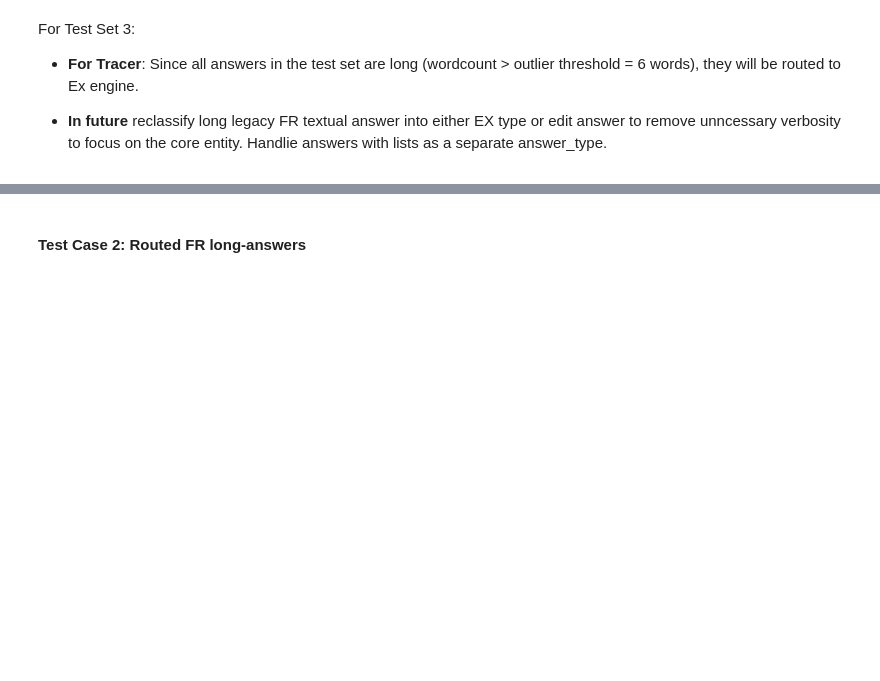
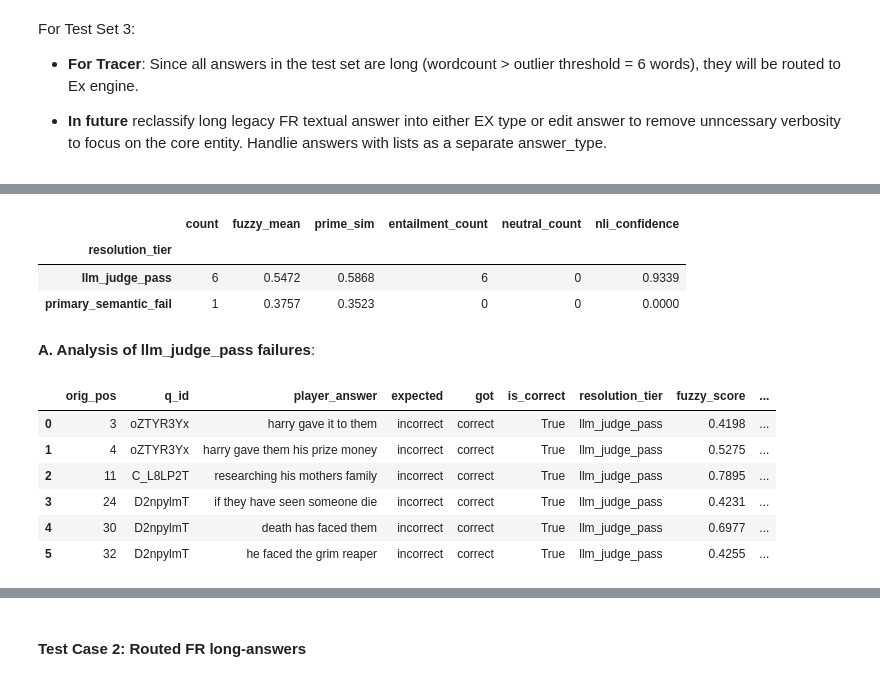
Before and after one commit to RSipra/semantic_verification_engine, a Jupyter notebook: notebooks/02_research/08_nlp_lab_v0.ipynb, the cells around one changed output, grey strips where cells are left out. Drawn from its saved outputs; the diff is of its cells as text; code cells hidden in the pictures; blank space fills up the shorter version.

```diff
--- a/notebooks/02_research/08_nlp_lab_v0.ipynb
+++ b/notebooks/02_research/08_nlp_lab_v0.ipynb
@@ -1087,7 +1190,7 @@ ex_test_suite = {
 ## TEST 1.1:  EX EVALUATOR - Tiered evaluation + NO LLM
 
 # TEST TOGGLE:
-run_test = False
+run_test = True
 
 # Run test:
 if run_test:
@@ -1237,0 +1224,15 @@ LLM resolution time: 27.29 seconds
+# %%
+# post-processing indexer
+
+# map position based on a master_id, player_answer key.
+pos_map = {}
+counter = 1
+for q_id, q_data in ex_test_suite.items():
+    for tc in q_data["test_cases"]:
+        key = (q_id, tc["player_answer"])
+        pos_map[key] = counter
+        counter += 1
+
+# method to append test case num to test results as dict converted to df
+def make_key(r):
+    return (r["q_id"], r["player_answer"])
@@ -1238,12 +1283,12 @@ LLM resolution time: 27.29 seconds
 # %%
-## TEST 1.2:  EX EVALUATOR - Tiered evaluation + WITH LLM ESCALATION (tier-4)
+## TEST 1.2:  EX EVALUATOR, Tiered evaluation + WITH LLM ESCALATION (tier-4)
 
 # TEST TOGGLE:
-run_test_with_llm = True
+run_test_with_llm = False
 
 # TEST:
 if run_test_with_llm:
-    test_results_c1_llm = lab.run_ex_evaluation_suite(ex_test_suite, runtime_df, use_llm=True)
+    test_results_12_llm = lab.run_ex_evaluation_suite(ex_test_suite, runtime_df, use_llm=True)
 # %% [output]
 🚀 Starting EX Evaluation Suite (LLM Enabled: True)
 --------------------------------------------------
@@ -1269,0 +1310,31 @@ LLM Accuracy:         20/27 (74.07%)
+# %%
+# convert failed test results to a df
+test_12_fail_df = pd.DataFrame([{"orig_pos": pos_map.get(make_key(r), None),
+                                 **{k: v for k, v in r.items() if k != "telemetry"},
+                                 **r["telemetry"].__dict__}
+                                for r in test_results_12_llm['failed']
+                                ])
+# group results by resolution tier for main failure causes
+test_12_fail_df.groupby('resolution_tier').agg(count=("player_answer","count"),
+                                               fuzzy_mean=("fuzzy_score", "mean"),
+                                               prime_sim=('primary_similarity_score', 'mean'),
+                                               entailment_count=("nli_label", lambda x: (x == "entailment").sum()),
+                                               neutral_count=("nli_label", lambda x: (x == "neutral").sum()),
+                                               nli_confidence=("nli_confidence", "mean")).round(4)
+# %% [output]
+|  | count | fuzzy_mean | prime_sim | entailment_count | neutral_count | nli_confidence |
+| resolution_tier |  |  |  |  |  |  |
+| llm_judge_pass | 6 | 0.5472 | 0.5868 | 6 | 0 | 0.9339 |
+| primary_semantic_fail | 1 | 0.3757 | 0.3523 | 0 | 0 | 0.0000 |
+# %% [markdown]
+**A. Analysis of llm_judge_pass failures**:
+# %%
+test_12_fail_df[test_12_fail_df['resolution_tier']=='llm_judge_pass']
+# %% [output]
+|  | orig_pos | q_id | player_answer | expected | got | is_correct | resolution_tier | fuzzy_score | ... |
+| 0 | 3 | oZTYR3Yx | harry gave it to them | incorrect | correct | True | llm_judge_pass | 0.4198 | ... |
+| 1 | 4 | oZTYR3Yx | harry gave them his prize money | incorrect | correct | True | llm_judge_pass | 0.5275 | ... |
+| 2 | 11 | C_L8LP2T | researching his mothers family | incorrect | correct | True | llm_judge_pass | 0.7895 | ... |
+| 3 | 24 | D2npylmT | if they have seen someone die | incorrect | correct | True | llm_judge_pass | 0.4231 | ... |
+| 4 | 30 | D2npylmT | death has faced them | incorrect | correct | True | llm_judge_pass | 0.6977 | ... |
+| 5 | 32 | D2npylmT | he faced the grim reaper | incorrect | correct | True | llm_judge_pass | 0.4255 | ... |
```
Also changed, not shown: parts of 76 cells of this notebook, 2 other files.
